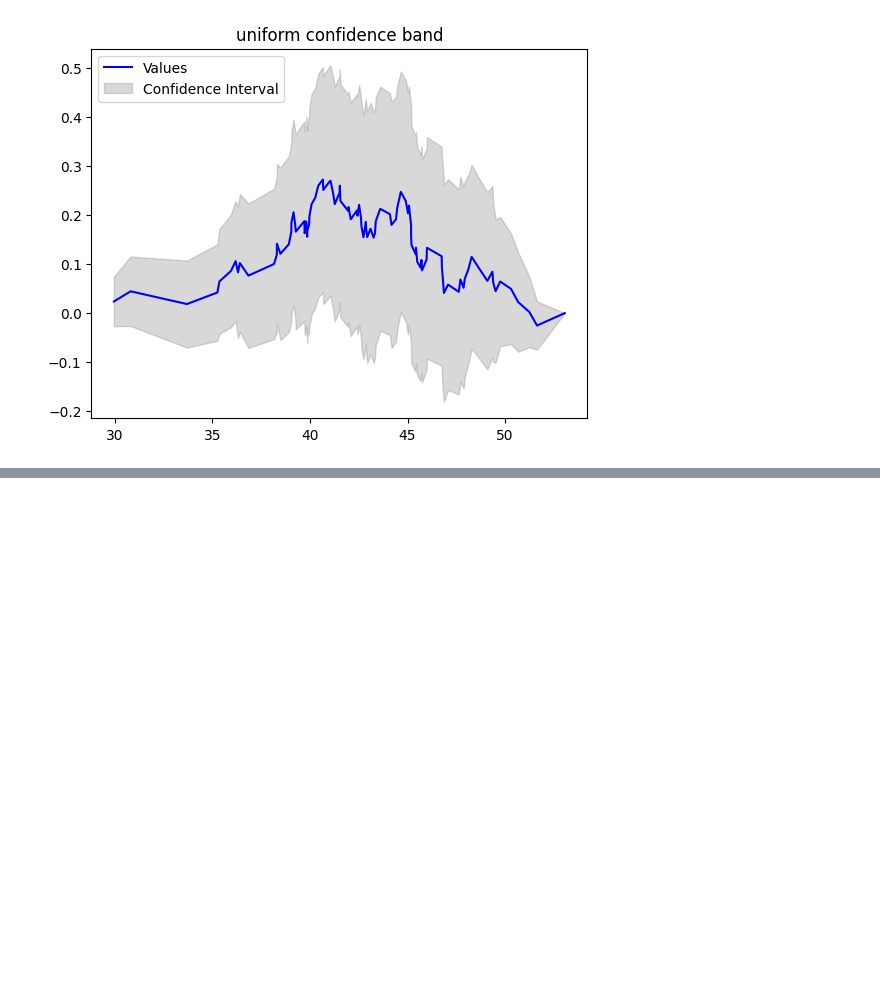
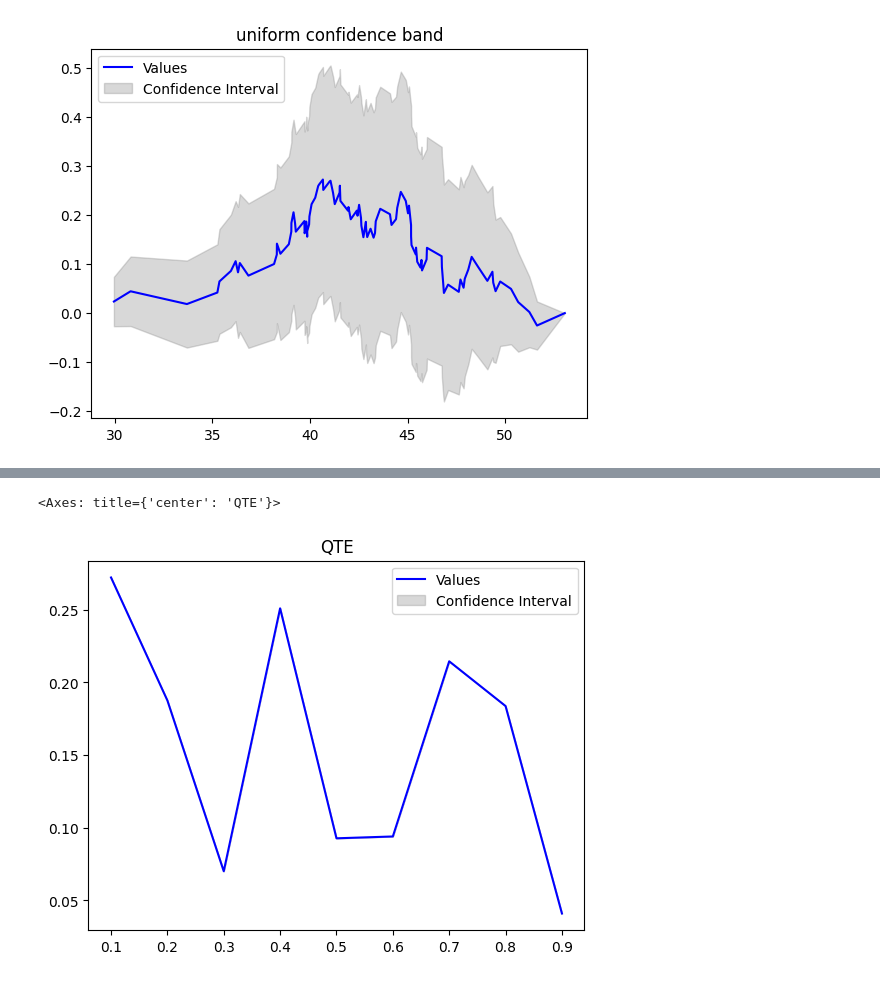
Before and after one commit to CyberAgentAILab/python-dte-adjustment, a Jupyter notebook: example/example.ipynb, the cells around one changed output, grey strips where cells are left out. Saved outputs shown, nothing was run; the diff lists cells and outputs as text; code cells hidden in the pictures; blank space fills up the shorter version.

```diff
--- a/example/example.ipynb
+++ b/example/example.ipynb
@@ -121,0 +128,7 @@ plot(np.sort(Y), dte[0], dte[1], dte[2], title="uniform confidence band")
+# %%
+quantiles = np.array([0.1 * i for i in range(1, 10)], dtype=np.float32)
+qte = estimator.predict_qte(0, 1, quantiles)
+plot(quantiles, qte[0], qte[1], qte[2], title="QTE")
+# %% [output]
+<Axes: title={'center': 'QTE'}>
+[figure, added]
```
Also changed, not shown: parts of 2 cells of this notebook, 2 other files.
